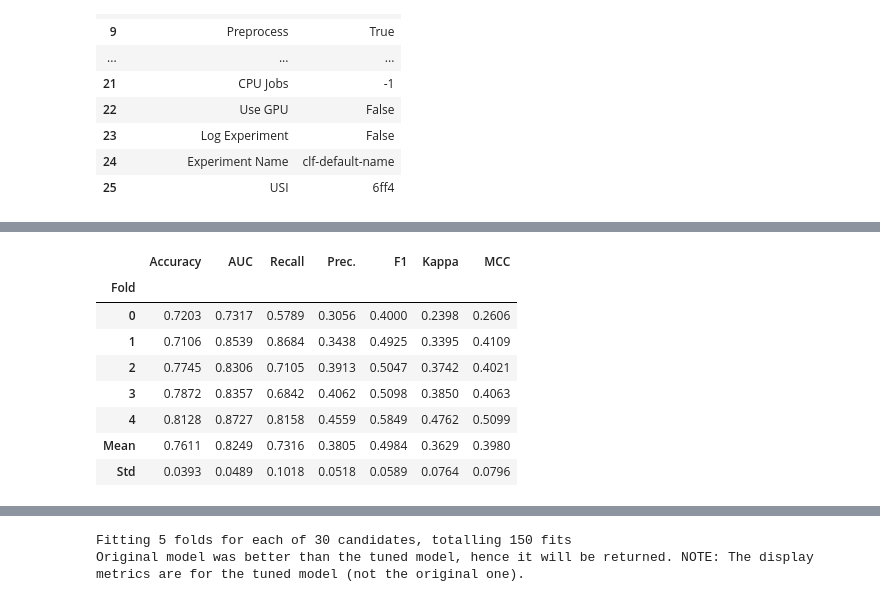
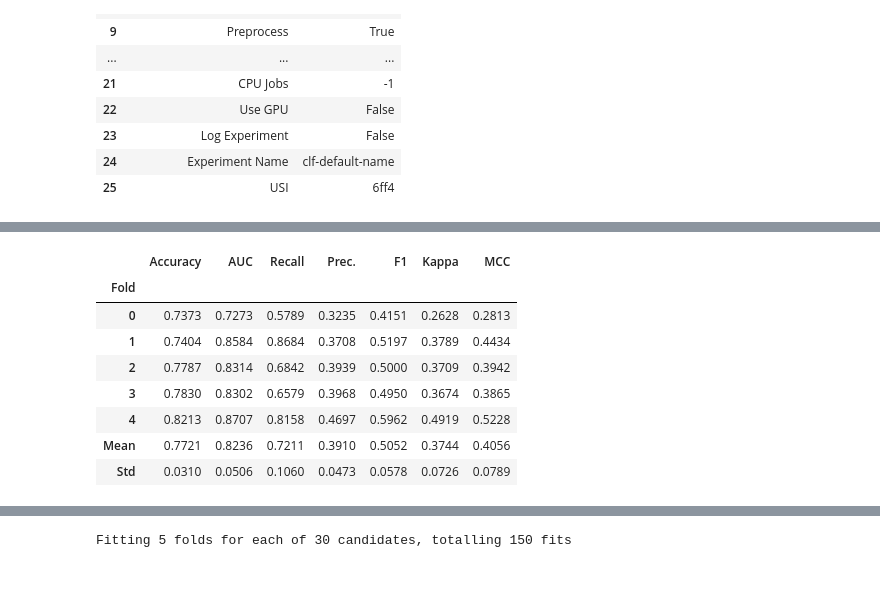
Before and after one commit to SafaaC/Employee_Attrition_Prediction, a Jupyter notebook: attrition.ipynb, the cells around one changed output, grey strips where cells are left out. Saved outputs shown, nothing was run; the diff lists cells and outputs as text; code cells hidden in the pictures.

```diff
--- a/attrition.ipynb
+++ b/attrition.ipynb
@@ -268,22 +269,21 @@ best_models = compare_models(sort="AUC", n_select=3)
 | dummy | Dummy Classifier | 0.8384 | 0.5000 | 0.0000 | 0.0000 | 0.0000 | 0.0000 | 0.0000 | 0.1060 |
 [interactive output not drawn]
 # %%
-best = best_models[0]
+best = best_models[2]
 tuned = tune_model(best, optimize="F1", n_iter=30)
 # %% [output]
 [interactive output not drawn]
 |  | Accuracy | AUC | Recall | Prec. | F1 | Kappa | MCC |
 | Fold |  |  |  |  |  |  |  |
-| 0 | 0.7203 | 0.7317 | 0.5789 | 0.3056 | 0.4000 | 0.2398 | 0.2606 |
-| 1 | 0.7106 | 0.8539 | 0.8684 | 0.3438 | 0.4925 | 0.3395 | 0.4109 |
-| 2 | 0.7745 | 0.8306 | 0.7105 | 0.3913 | 0.5047 | 0.3742 | 0.4021 |
-| 3 | 0.7872 | 0.8357 | 0.6842 | 0.4062 | 0.5098 | 0.3850 | 0.4063 |
-| 4 | 0.8128 | 0.8727 | 0.8158 | 0.4559 | 0.5849 | 0.4762 | 0.5099 |
-| Mean | 0.7611 | 0.8249 | 0.7316 | 0.3805 | 0.4984 | 0.3629 | 0.3980 |
-| Std | 0.0393 | 0.0489 | 0.1018 | 0.0518 | 0.0589 | 0.0764 | 0.0796 |
+| 0 | 0.7373 | 0.7273 | 0.5789 | 0.3235 | 0.4151 | 0.2628 | 0.2813 |
+| 1 | 0.7404 | 0.8584 | 0.8684 | 0.3708 | 0.5197 | 0.3789 | 0.4434 |
+| 2 | 0.7787 | 0.8314 | 0.6842 | 0.3939 | 0.5000 | 0.3709 | 0.3942 |
+| 3 | 0.7830 | 0.8302 | 0.6579 | 0.3968 | 0.4950 | 0.3674 | 0.3865 |
+| 4 | 0.8213 | 0.8707 | 0.8158 | 0.4697 | 0.5962 | 0.4919 | 0.5228 |
+| Mean | 0.7721 | 0.8236 | 0.7211 | 0.3910 | 0.5052 | 0.3744 | 0.4056 |
+| Std | 0.0310 | 0.0506 | 0.1060 | 0.0473 | 0.0578 | 0.0726 | 0.0789 |
 [interactive output not drawn]
 Fitting 5 folds for each of 30 candidates, totalling 150 fits
-Original model was better than the tuned model, hence it will be returned. NOTE: The display metrics are for the tuned model (not the original one).
 # %%
 plot_model(tuned, plot="confusion_matrix")
 plot_model(tuned, plot="auc")
```
Also changed, not shown: parts of 7 cells of this notebook.
